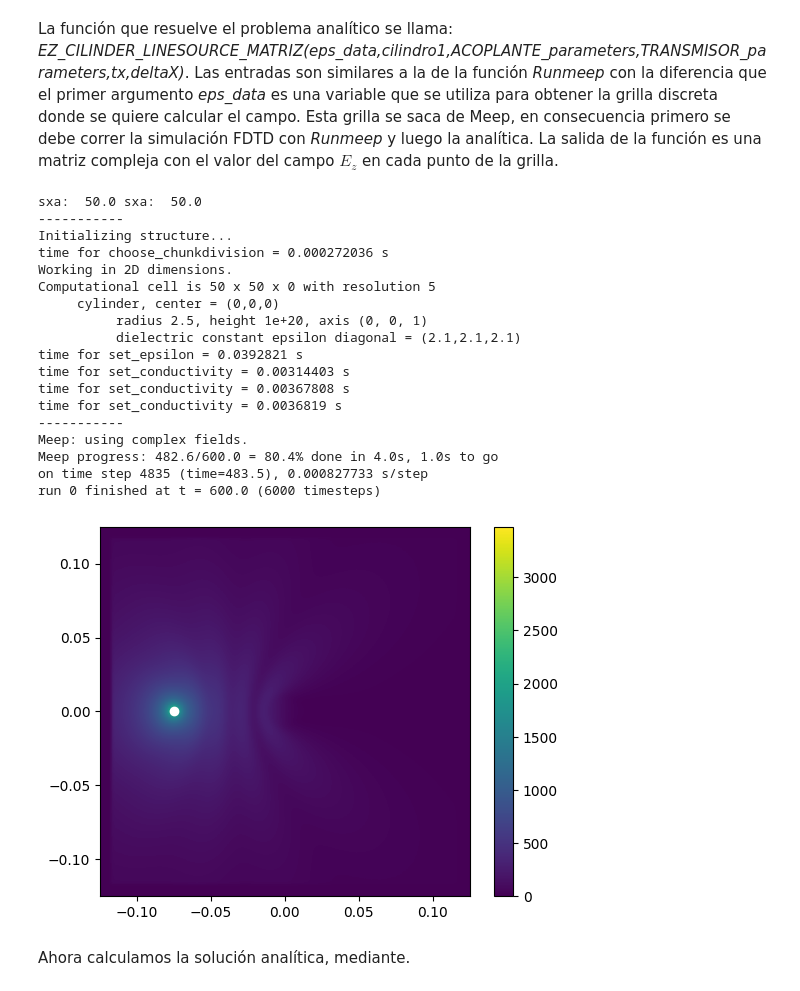
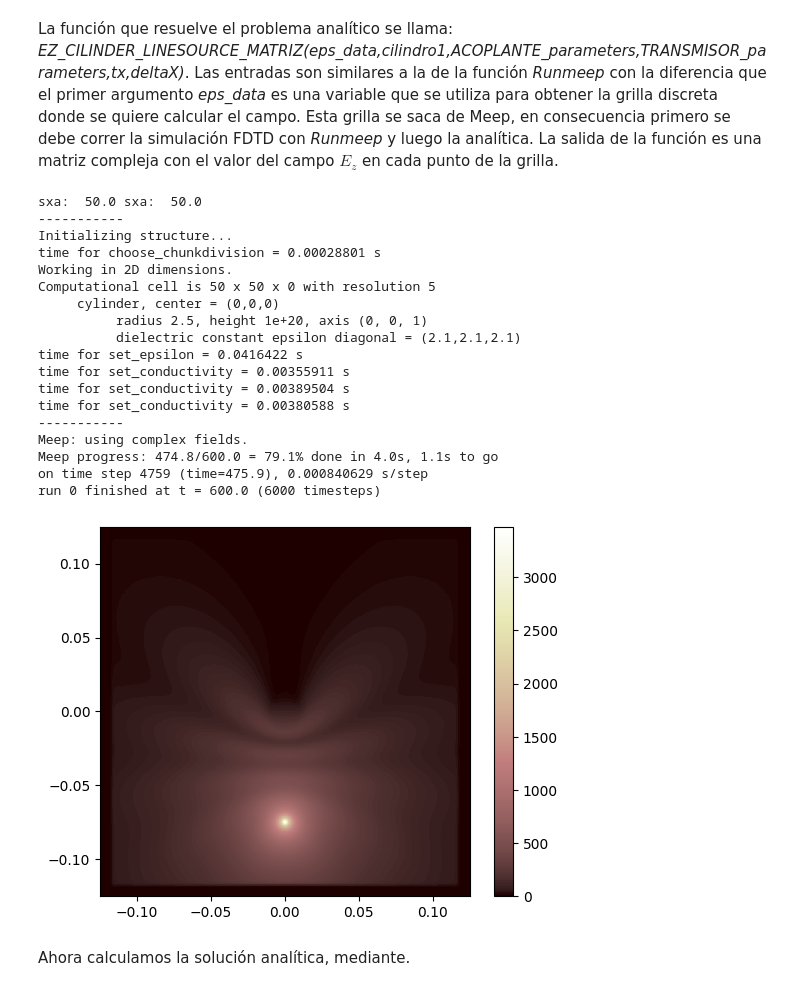
Before and after one commit to rirastorza/Intro2MI, a Jupyter notebook: problema_directo/sim2.ipynb, the cells around one changed output. Cells and saved outputs as stored; diff of their text form; code cells hidden in the pictures.

```diff
--- a/problema_directo/sim2.ipynb
+++ b/problema_directo/sim2.ipynb
@@ -117,42 +117,39 @@ La función que resuelve el problema analítico se llama: _EZ_CILINDER_LINESOURC
 # %%
 resolucion = 5
 n = resolucion*sx/a
 tx = 2
-xS = (0.15/2)*N.cos(tx*2*pi/4.) #Coordenada x antena emisora
-yS = (0.15/2)*N.sin(tx*2*pi/4.)
 
 a = 0.005
 
 Ezfdtd,eps_data = RunMeep(cilindro1,ACOPLANTE_parameters,TRANSMISOR_parameters,tx, box,RES = resolucion,calibration = False, unit = a,nt = 600)
 
 plt.figure()
 extent2=[-0.25/2,0.25/2,-0.25/2,0.25/2]
-plt.imshow(abs(Ezfdtd).transpose(),extent = extent2)#cmap = 'binary')
-plt.plot(xS,yS,'ow')
+plt.imshow(abs(Ezfdtd),cmap ='pink',origin='lower',extent = extent2)
 plt.colorbar()
 #Dibujo el mapa de permitividad
 NN = len(eps_data)
 deltaX = sx/(NN)
 # %% [output]
 sxa:  50.0 sxa:  50.0
 -----------
 Initializing structure...
-time for choose_chunkdivision = 0.000272036 s
+time for choose_chunkdivision = 0.00028801 s
 Working in 2D dimensions.
 Computational cell is 50 x 50 x 0 with resolution 5
      cylinder, center = (0,0,0)
           radius 2.5, height 1e+20, axis (0, 0, 1)
           dielectric constant epsilon diagonal = (2.1,2.1,2.1)
-time for set_epsilon = 0.0392821 s
-time for set_conductivity = 0.00314403 s
-time for set_conductivity = 0.00367808 s
-time for set_conductivity = 0.0036819 s
+time for set_epsilon = 0.0416422 s
+time for set_conductivity = 0.00355911 s
+time for set_conductivity = 0.00389504 s
+time for set_conductivity = 0.00380588 s
 -----------
 Meep: using complex fields.
-Meep progress: 482.6/600.0 = 80.4% done in 4.0s, 1.0s to go
-on time step 4835 (time=483.5), 0.000827733 s/step
+Meep progress: 474.8/600.0 = 79.1% done in 4.0s, 1.1s to go
+on time step 4759 (time=475.9), 0.000840629 s/step
 run 0 finished at t = 600.0 (6000 timesteps)
-[figure, old version]
+[figure, new version]
 # %% [markdown]
 Ahora calculamos la solución analítica, mediante.
 # %%
```
Also changed, not shown: parts of 1 cell of this notebook, 1 other file.
